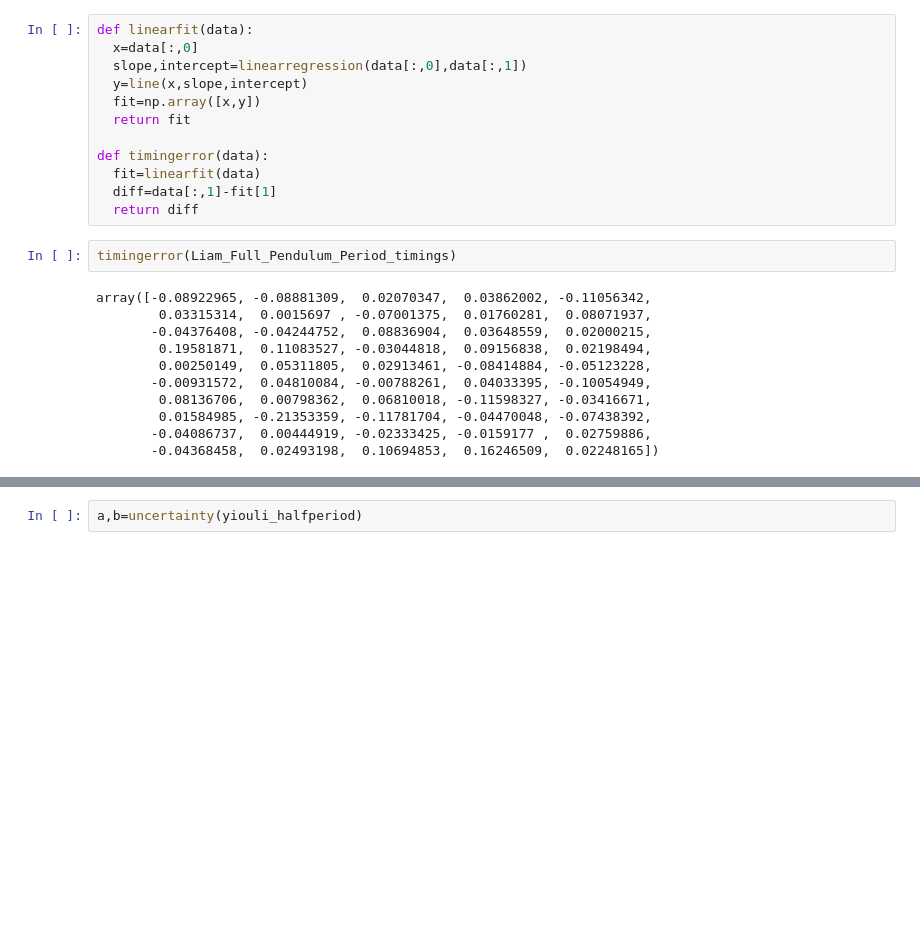
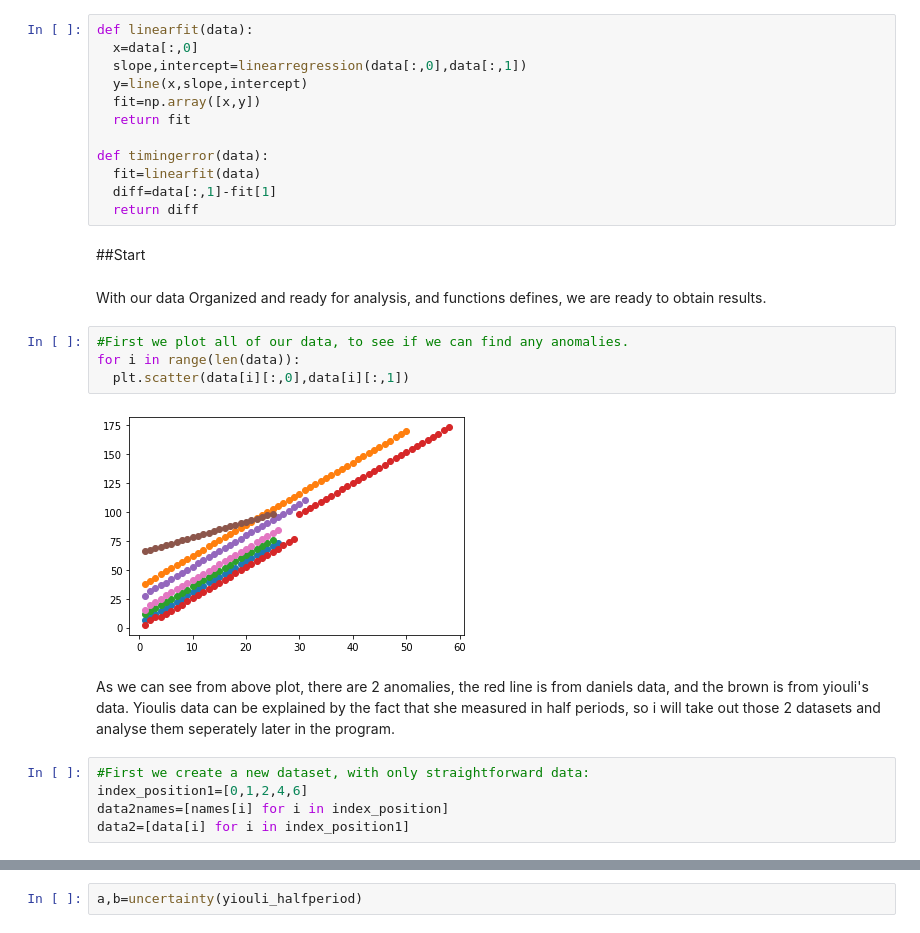
Before and after one commit to svendstar/MyAppliedStatistics2020repository, a Jupyter notebook: Measurement_of_each_persons_pendulum.ipynb, the cells around one changed output, grey strips where cells are left out. Cells and saved outputs as stored; diff of their text form; blank space fills up the shorter version.

```diff
--- a/Measurement_of_each_persons_pendulum.ipynb
+++ b/Measurement_of_each_persons_pendulum.ipynb
@@ -74,16 +88,20 @@ def timingerror(data):
   fit=linearfit(data)
   diff=data[:,1]-fit[1]
   return diff
-# %%
-timingerror(Liam_Full_Pendulum_Period_timings)
-# %% [output]
-array([-0.08922965, -0.08881309,  0.02070347,  0.03862002, -0.11056342,
-        0.03315314,  0.0015697 , -0.07001375,  0.01760281,  0.08071937,
-       -0.04376408, -0.04244752,  0.08836904,  0.03648559,  0.02000215,
-        0.19581871,  0.11083527, -0.03044818,  0.09156838,  0.02198494,
-        0.00250149,  0.05311805,  0.02913461, -0.08414884, -0.05123228,
-       -0.00931572,  0.04810084, -0.00788261,  0.04033395, -0.10054949,
-        0.08136706,  0.00798362,  0.06810018, -0.11598327, -0.03416671,
-        0.01584985, -0.21353359, -0.11781704, -0.04470048, -0.07438392,
-       -0.04086737,  0.00444919, -0.02333425, -0.0159177 ,  0.02759886,
-       -0.04368458,  0.02493198,  0.10694853,  0.16246509,  0.02248165])
+# %% [markdown]
+##Start
+# %% [markdown]
+With our data Organized and ready for analysis, and functions defines, we are ready to obtain results.
+# %%
+#First we plot all of our data, to see if we can find any anomalies.
+for i in range(len(data)):
+  plt.scatter(data[i][:,0],data[i][:,1])
+# %% [output]
+[figure, added]
+# %% [markdown]
+As we can see from above plot, there are 2 anomalies, the red line is from daniels data, and the brown is from yiouli's data. Yioulis data can be explained by the fact that she measured in half periods, so i will take out those 2 datasets and analyse them seperately later in the program.
+# %%
+#First we create a new dataset, with only straightforward data:
+index_position1=[0,1,2,4,6]
+data2names=[names[i] for i in index_position]
+data2=[data[i] for i in index_position1]
```
Also changed, not shown: parts of 17 cells of this notebook.
